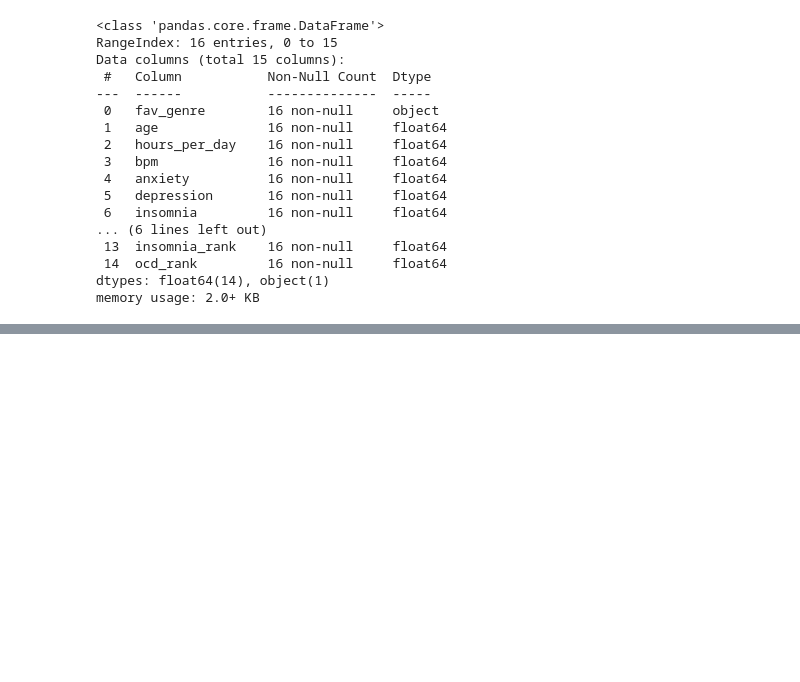
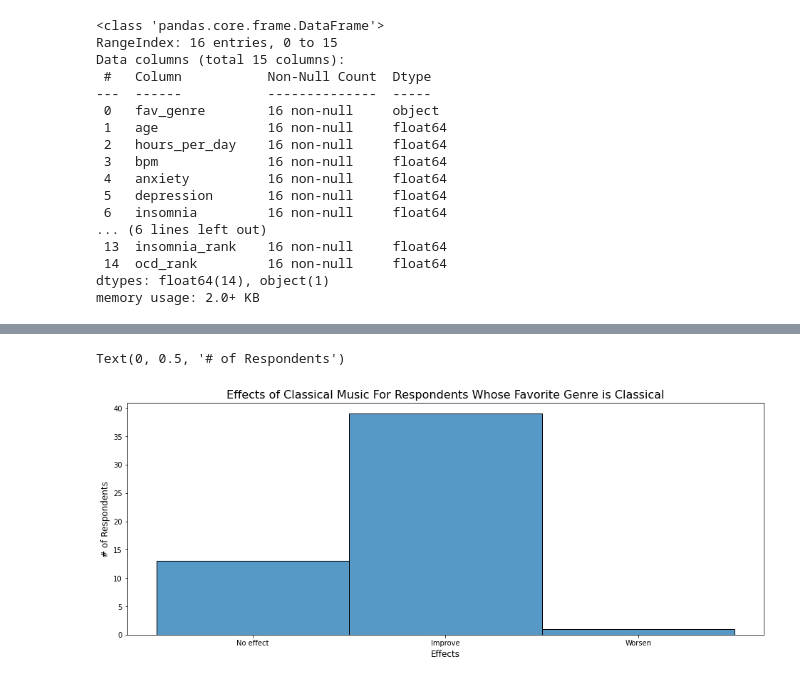
Before and after one commit to evankoop/mxmh-project, a Jupyter notebook: mxmh.ipynb, the cells around one changed output, grey strips where cells are left out. Drawn from its saved outputs; the diff is of its cells as text; code cells hidden in the pictures; blank space fills up the shorter version.

Commit message:
Added barplot visualizations and worked with Pearsonr and Spearmanr

```diff
--- a/mxmh.ipynb
+++ b/mxmh.ipynb
@@ -4,6 +4,7 @@ import numpy as np
 import matplotlib.pyplot as plt
 %matplotlib inline
 import seaborn as sns
+sns.set()
 # %%
 df = pd.read_csv('mxmh_survey_results.csv')
 # %%
@@ -872,0 +896,3 @@ df_grouped
+# %%
+df_cl = df.loc[df['fav_genre'] == 'Classical']
+df_cl
@@ -872,0 +918,9 @@ df_grouped
+# %%
+plt.figure(figsize=(16,6))
+ax = sns.histplot(data=df_cl, x='music_effects', bins=10)
+plt.title('Effects of Classical Music For Respondents Whose Favorite Genre is Classical', fontsize=16)
+plt.xlabel('Effects', fontsize=12)
+plt.ylabel('# of Respondents', fontsize=12)
+# %% [output]
+Text(0, 0.5, '# of Respondents')
+[figure, added]
```
Also changed, not shown: parts of 38 cells of this notebook.
